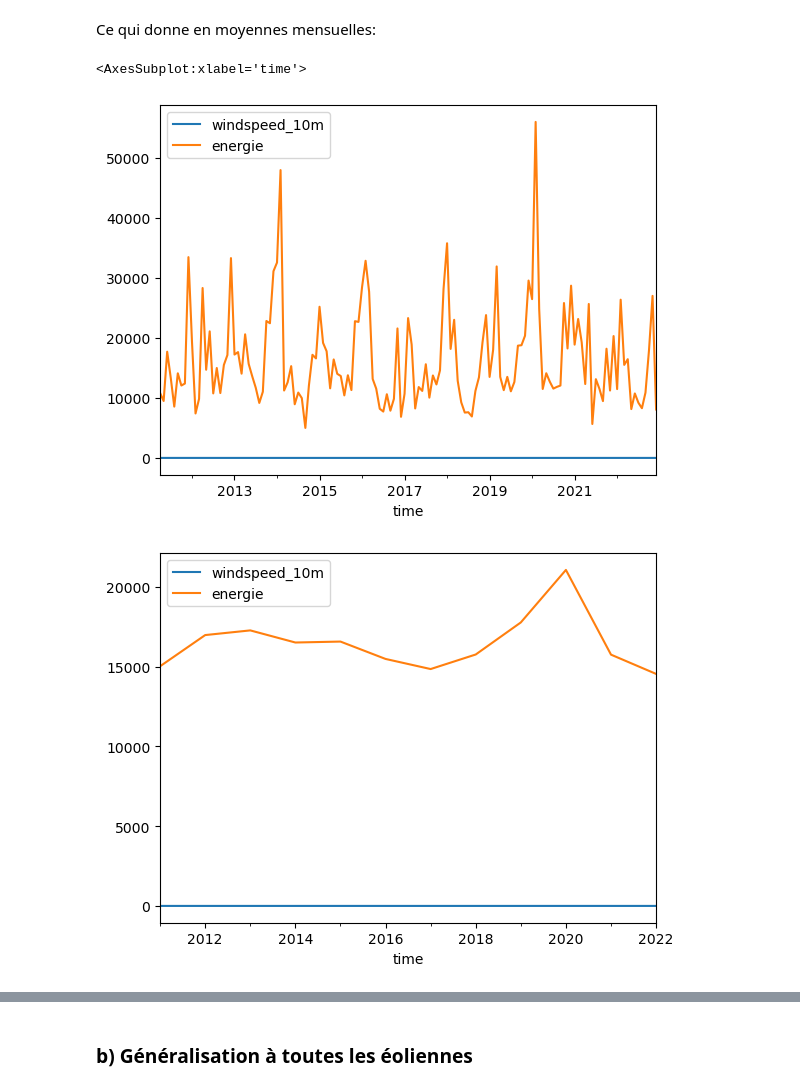
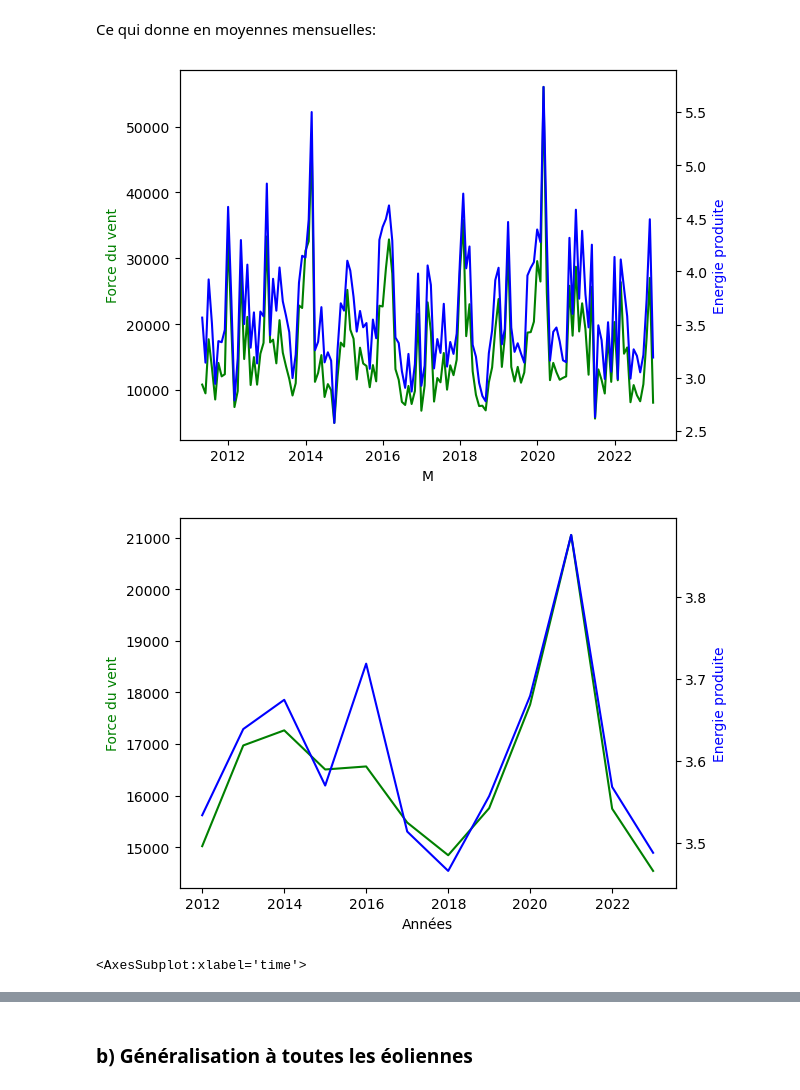
Before and after one commit to Basso42/Production-eolienne-ENSAE, a Jupyter notebook: Affichage des éoliennes.ipynb, the cells around one changed output, grey strips where cells are left out. Cells and saved outputs as stored; diff of their text form; code cells hidden in the pictures.

Commit message:
Graph

```diff
--- a/Affichage des éoliennes.ipynb
+++ b/Affichage des éoliennes.ipynb
@@ -474,10 +474,39 @@ donnees_vent.plot()
 # %% [markdown]
 Ce qui donne en moyennes mensuelles:
 # %%
+#Graphique moyenne mensuelle avec deux axes
+
+fig, ax1 = plt.subplots()
+ax2 = ax1.twinx()
+ax1.plot(donnees_vent.energie.resample('M').mean(), 'g-')
+ax2.plot(donnees_vent.windspeed_10m.resample('M').mean(), 'b-')
+
+ax1.set_xlabel('M')
+ax1.set_ylabel('Force du vent', color='g')
+ax2.set_ylabel('Energie produite', color='b')
+
+plt.show()
+
+#rajouter un titre au graph
+
+#Graphique moyenne annuelle avec deux axes
+
+
+fig, ax1 = plt.subplots()
+ax2 = ax1.twinx()
+ax1.plot(donnees_vent.energie.resample('Y').mean(), 'g-')
+ax2.plot(donnees_vent.windspeed_10m.resample('Y').mean(), 'b-')
+
+ax1.set_xlabel('Années')
+ax1.set_ylabel('Force du vent', color='g')
+ax2.set_ylabel('Energie produite', color='b')
+
+plt.show()
+
 donnees_vent.resample('M').mean().plot()
 
 donnees_vent.resample('Y').mean().plot()
 # %% [output]
-<AxesSubplot:xlabel='time'>
-[figure, old version]
+[figure, new version]
-[figure, old version]
+[figure, new version]
+<AxesSubplot:xlabel='time'>
```
Also changed, not shown: parts of 4 cells of this notebook, 2 other files.
